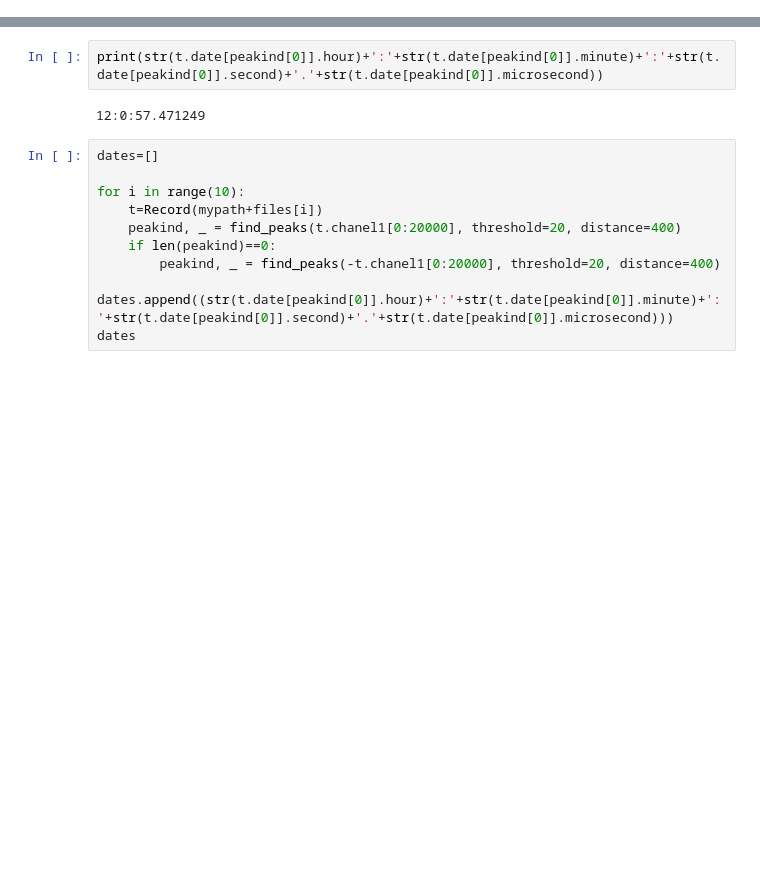
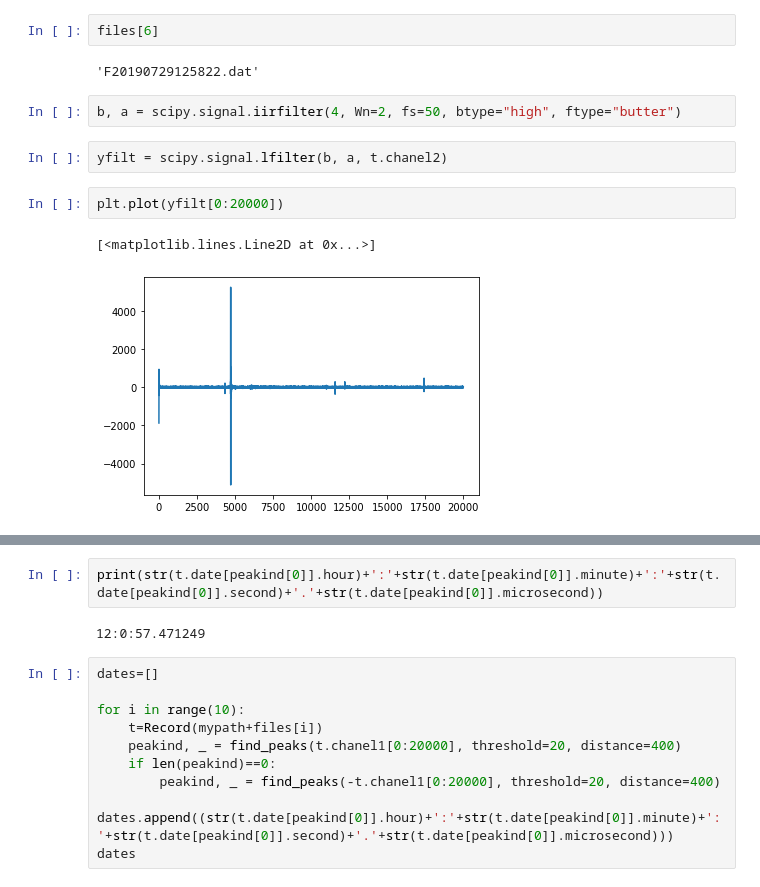
Before and after one commit to AgnieszkaMakulska/LSDWA, a Jupyter notebook: Praktyki.ipynb, the cells around one changed output, grey strips where cells are left out. Saved outputs shown, nothing was run; the diff lists cells and outputs as text; blank space fills up the shorter version.

```diff
--- a/Praktyki.ipynb
+++ b/Praktyki.ipynb
@@ -14,2 +15,15 @@ t=Record(mypath+files[0])
 # %% [output]
 getting header
+# %%
+files[6]
+# %% [output]
+'F20190729125822.dat'
+# %%
+b, a = scipy.signal.iirfilter(4, Wn=2, fs=50, btype="high", ftype="butter")
+# %%
+yfilt = scipy.signal.lfilter(b, a, t.chanel2)
+# %%
+plt.plot(yfilt[0:20000])
+# %% [output]
+[<matplotlib.lines.Line2D at 0x...>]
+[figure, added]
```
Also changed, not shown: parts of 7 cells of this notebook.
